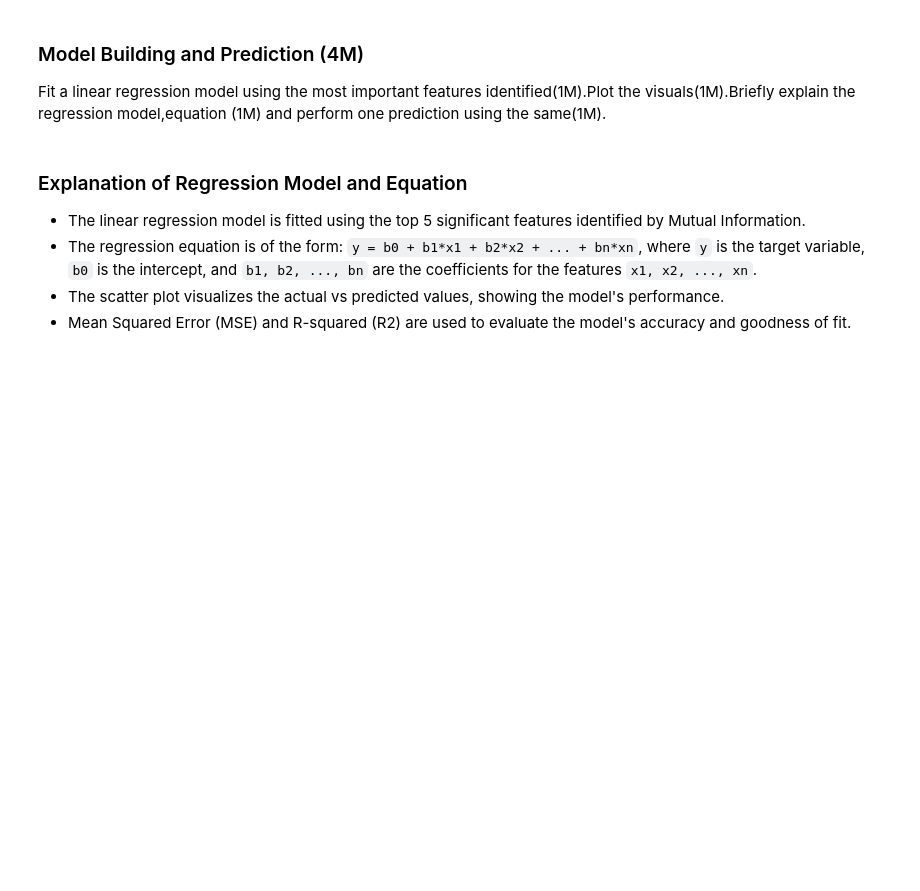
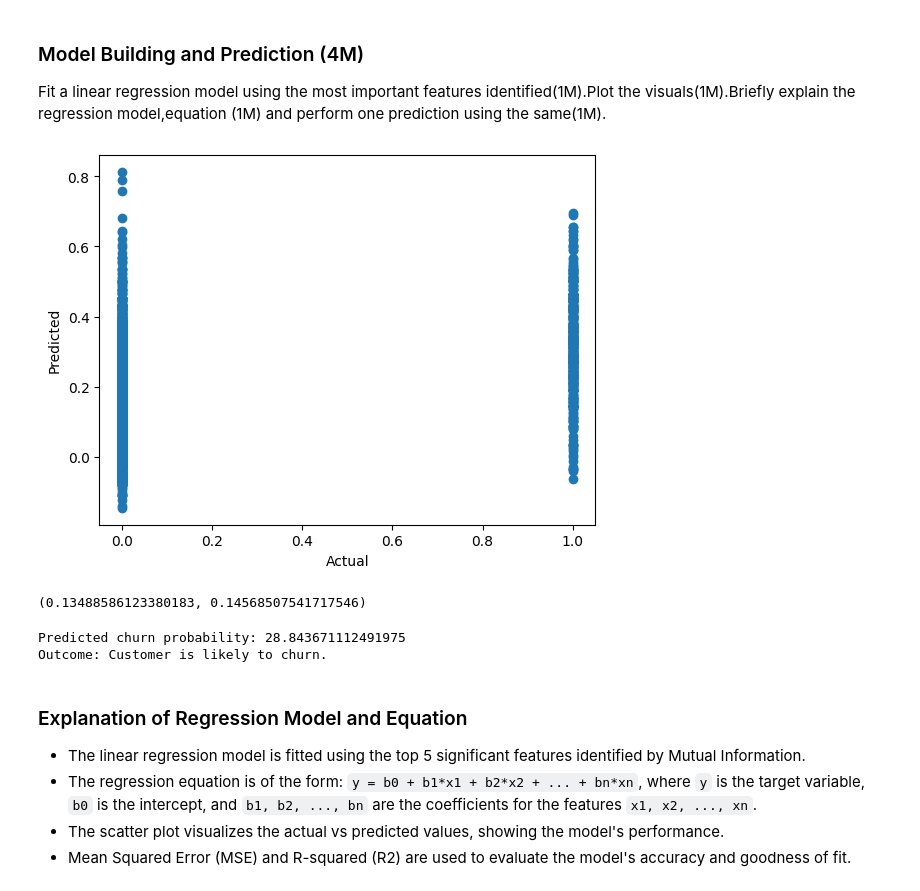
Before and after one commit to shrikant131/FeatureEngineering, a Jupyter notebook: feature_engineering_e2e.ipynb, the cells around one changed output. Drawn from its saved outputs; the diff is of its cells as text; code cells hidden in the pictures; blank space fills up the shorter version.

```diff
--- a/feature_engineering_e2e.ipynb
+++ b/feature_engineering_e2e.ipynb
@@ -508,20 +526,26 @@ plt.show()
 
 Fit a linear regression model using the most important features identified(1M).Plot the visuals(1M).Briefly explain the regression model,equation (1M) and perform one prediction using the same(1M).
 # %%
+X = df[numerical_features].drop(columns=['Exited'])
+# Then proceed with the train-test split:
 X_train, X_test, y_train, y_test = train_test_split(X[top_5_mutual_info], y, test_size=0.2, random_state=42)
+
 model = LinearRegression()
 model.fit(X_train, y_train)
 y_pred = model.predict(X_test)
 
 plt.scatter(y_test, y_pred)
 plt.xlabel('Actual')
 plt.ylabel('Predicted')
 plt.show()
 
 mse = mean_squared_error(y_test, y_pred)
 r2 = r2_score(y_test, y_pred)
 
 mse, r2
+# %% [output]
+[figure, added]
+(0.13488586123380183, 0.14568507541717546)
 # %%
 # Create a new data point for prediction, ensuring all features are present
 new_data_point = pd.DataFrame({
@@ -535,11 +559,13 @@ new_data_point = pd.DataFrame({
     'Age_discretized': [0],
     'Geography_loo': [0],
     'Balance_discretized': [0],
-    'IsActiveMember_encoded': [0]
+    'IsActiveMember_encoded': [0],
+    # Add the 'EngagementScore' column:
+    'EngagementScore': [3]  # Calculate it based on IsActiveMember and NumOfProducts
 
 }, columns=['Age', 'NumOfProducts', 'IsActiveMember', 'Balance', 'CreditScore',
             'Geography_target', 'Age_discretized', 'Geography_loo',
-            'Balance_discretized', 'IsActiveMember_encoded'])
+            'Balance_discretized', 'IsActiveMember_encoded', 'EngagementScore'])  # Include 'EngagementScore'
 
 # Reset index to avoid potential issues if original DataFrame had a custom index
 new_data_point = new_data_point.reset_index(drop=True)
@@ -558,6 +584,9 @@ if predicted_churn_probability[0] > 0.5:  # Adjust threshold as needed
     print("Outcome: Customer is likely to churn.")
 else:
     print("Outcome: Customer is likely to stay.")
+# %% [output]
+Predicted churn probability: 28.843671112491975
+Outcome: Customer is likely to churn.
 # %% [markdown]
 ### Explanation of Regression Model and Equation
 - The linear regression model is fitted using the top 5 significant features identified by Mutual Information.
```
Also changed, not shown: parts of 7 cells of this notebook.
